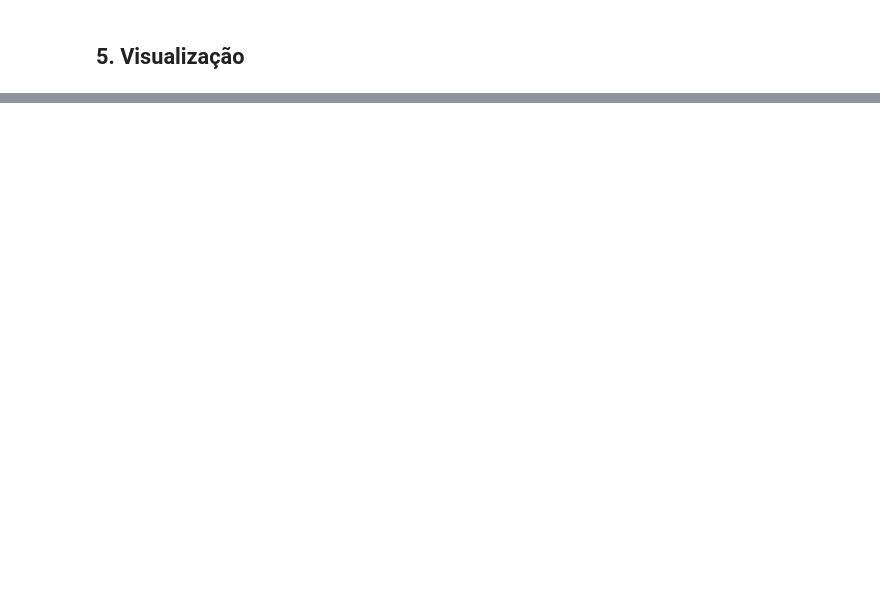
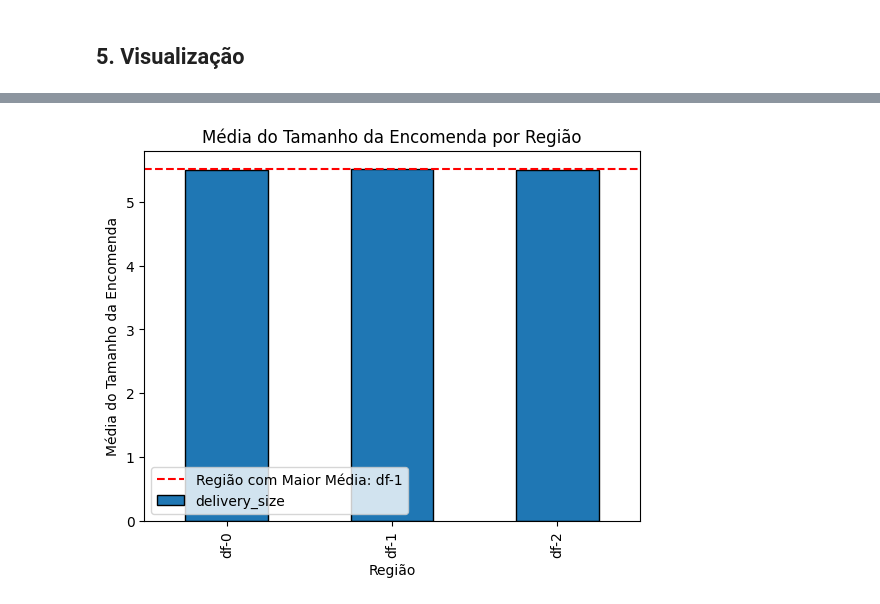
Before and after one commit to leaop/Cursos, a Jupyter notebook: EBAC/atividade16_projeto1.ipynb, the cells around one changed output, grey strips where cells are left out. Drawn from its saved outputs; the diff is of its cells as text; code cells hidden in the pictures; blank space fills up the shorter version.

```diff
--- a/EBAC/atividade16_projeto1.ipynb
+++ b/EBAC/atividade16_projeto1.ipynb
@@ -168,0 +345,25 @@ Error:
+# %%
+# Calcular a média do tamanho das encomendas por região
+media_compra = df.groupby('region')['delivery_size'].mean()
+
+# Encontrar a região com a maior média
+regiao_media = media_compra.idxmax()
+
+# Criar o gráfico de barras
+media_compra.plot(kind='bar', edgecolor='black')
+
+# Adicionar rótulos e título
+plt.xlabel('Região')
+plt.ylabel('Média do Tamanho da Encomenda')
+plt.title('Média do Tamanho da Encomenda por Região')
+
+# Destacar a região com a maior média
+plt.axhline(y=media_compra[regiao_media], color='r', linestyle='--', label=f'Região com Maior Média: {regiao_media}')
+
+# Exibir legenda
+plt.legend()
+
+# Mostrar o gráfico
+plt.show()
+# %% [output]
+[figure, added]
```
Also changed, not shown: parts of 23 cells of this notebook.
